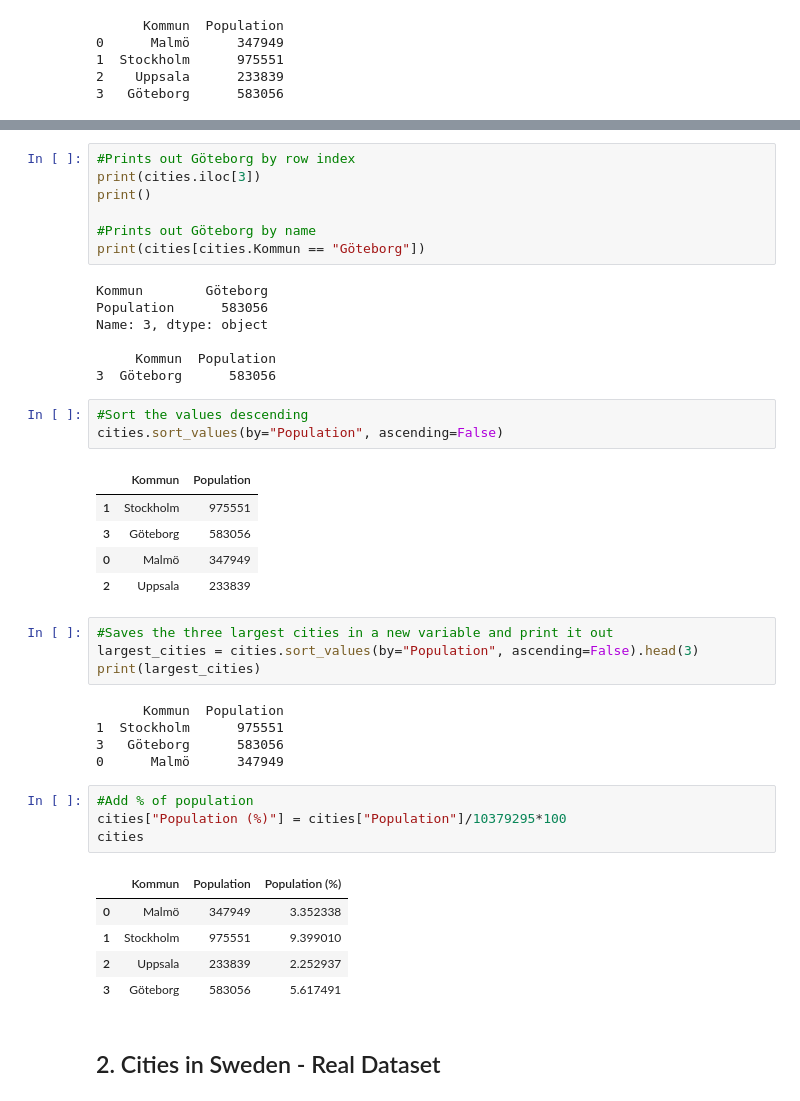
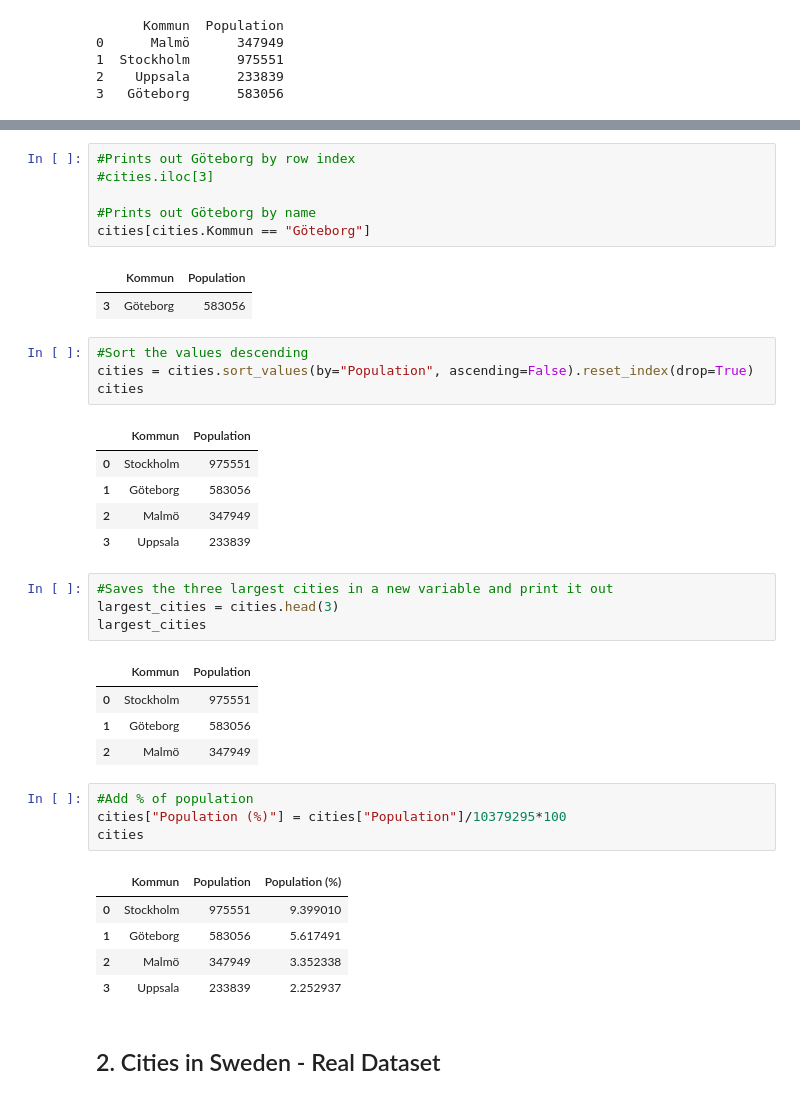
Before and after one commit to Anna-MariaSjolund/Data-Handling-Anna-MariaSjolund, a Jupyter notebook: Exercises/week1_00.ipynb, the cells around one changed output, grey strips where cells are left out. Saved outputs shown, nothing was run; the diff lists cells and outputs as text.

```diff
--- a/Exercises/week1_00.ipynb
+++ b/Exercises/week1_00.ipynb
@@ -23,46 +23,42 @@ print(cities["Kommun"])
 Name: Kommun, dtype: object
 # %%
 #Prints out Göteborg by row index
-print(cities.iloc[3])
-print()
+#cities.iloc[3]
 
 #Prints out Göteborg by name
-print(cities[cities.Kommun == "Göteborg"])
+cities[cities.Kommun == "Göteborg"]
 # %% [output]
-Kommun        Göteborg
-Population      583056
-Name: 3, dtype: object
-
-     Kommun  Population
-3  Göteborg      583056
+|  | Kommun | Population |
+| 3 | Göteborg | 583056 |
 # %%
 #Sort the values descending
-cities.sort_values(by="Population", ascending=False)
+cities = cities.sort_values(by="Population", ascending=False).reset_index(drop=True)
+cities
 # %% [output]
 |  | Kommun | Population |
-| 1 | Stockholm | 975551 |
-| 3 | Göteborg | 583056 |
-| 0 | Malmö | 347949 |
-| 2 | Uppsala | 233839 |
+| 0 | Stockholm | 975551 |
+| 1 | Göteborg | 583056 |
+| 2 | Malmö | 347949 |
+| 3 | Uppsala | 233839 |
 # %%
 #Saves the three largest cities in a new variable and print it out
-largest_cities = cities.sort_values(by="Population", ascending=False).head(3)
-print(largest_cities)
+largest_cities = cities.head(3)
+largest_cities
 # %% [output]
-      Kommun  Population
-1  Stockholm      975551
-3   Göteborg      583056
-0      Malmö      347949
+|  | Kommun | Population |
+| 0 | Stockholm | 975551 |
+| 1 | Göteborg | 583056 |
+| 2 | Malmö | 347949 |
 # %%
 #Add % of population
 cities["Population (%)"] = cities["Population"]/10379295*100
 cities
 # %% [output]
 |  | Kommun | Population | Population (%) |
-| 0 | Malmö | 347949 | 3.352338 |
-| 1 | Stockholm | 975551 | 9.399010 |
-| 2 | Uppsala | 233839 | 2.252937 |
-| 3 | Göteborg | 583056 | 5.617491 |
+| 0 | Stockholm | 975551 | 9.399010 |
+| 1 | Göteborg | 583056 | 5.617491 |
+| 2 | Malmö | 347949 | 3.352338 |
+| 3 | Uppsala | 233839 | 2.252937 |
 # %% [markdown]
 ## 2. Cities in Sweden - Real Dataset
 # %%
```
Also changed, not shown: parts of 3 cells of this notebook, 2 other files.
